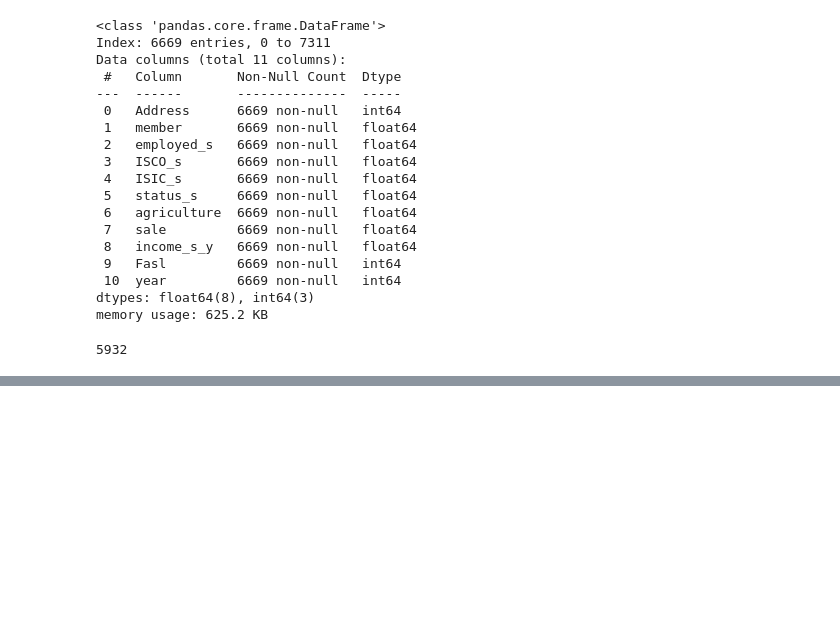
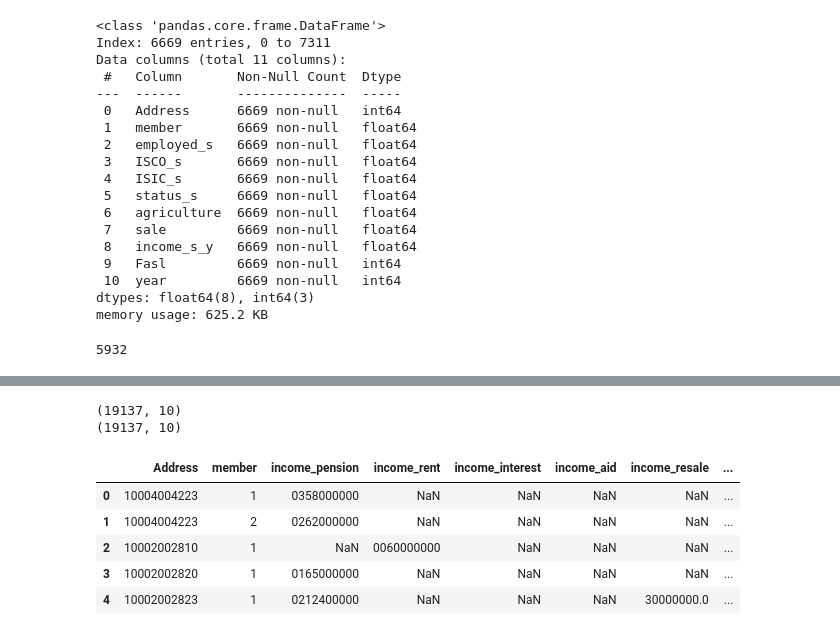
Before and after one commit to AmirmahdiGolahmar/Iranian_HEIS, a Jupyter notebook: data/Preprocessing.ipynb, the cells around one changed output, grey strips where cells are left out. Saved outputs shown, nothing was run; the diff lists cells and outputs as text; code cells hidden in the pictures; blank space fills up the shorter version.

```diff
--- a/data/Preprocessing.ipynb
+++ b/data/Preprocessing.ipynb
@@ -853,0 +894,16 @@ len(U98_P4S02_family_netincome)
+# %%
+print(u98_P4S03_mahdi.shape)
+test_duplicate = u98_P4S03_mahdi.drop_duplicates()
+print(test_duplicate.shape)
+# %% [output]
+(19137, 10)
+(19137, 10)
+# %%
+u98_P4S03_mahdi.head()
+# %% [output]
+|  | Address | member | income_pension | income_rent | income_interest | income_aid | income_resale | ... |
+| 0 | 10004004223 | 1 | 0358000000 | NaN | NaN | NaN | NaN | ... |
+| 1 | 10004004223 | 2 | 0262000000 | NaN | NaN | NaN | NaN | ... |
+| 2 | 10002002810 | 1 | NaN | 0060000000 | NaN | NaN | NaN | ... |
+| 3 | 10002002820 | 1 | 0165000000 | NaN | NaN | NaN | NaN | ... |
+| 4 | 10002002823 | 1 | 0212400000 | NaN | NaN | NaN | 30000000.0 | ... |
```
Also changed, not shown: parts of 23 cells of this notebook.
